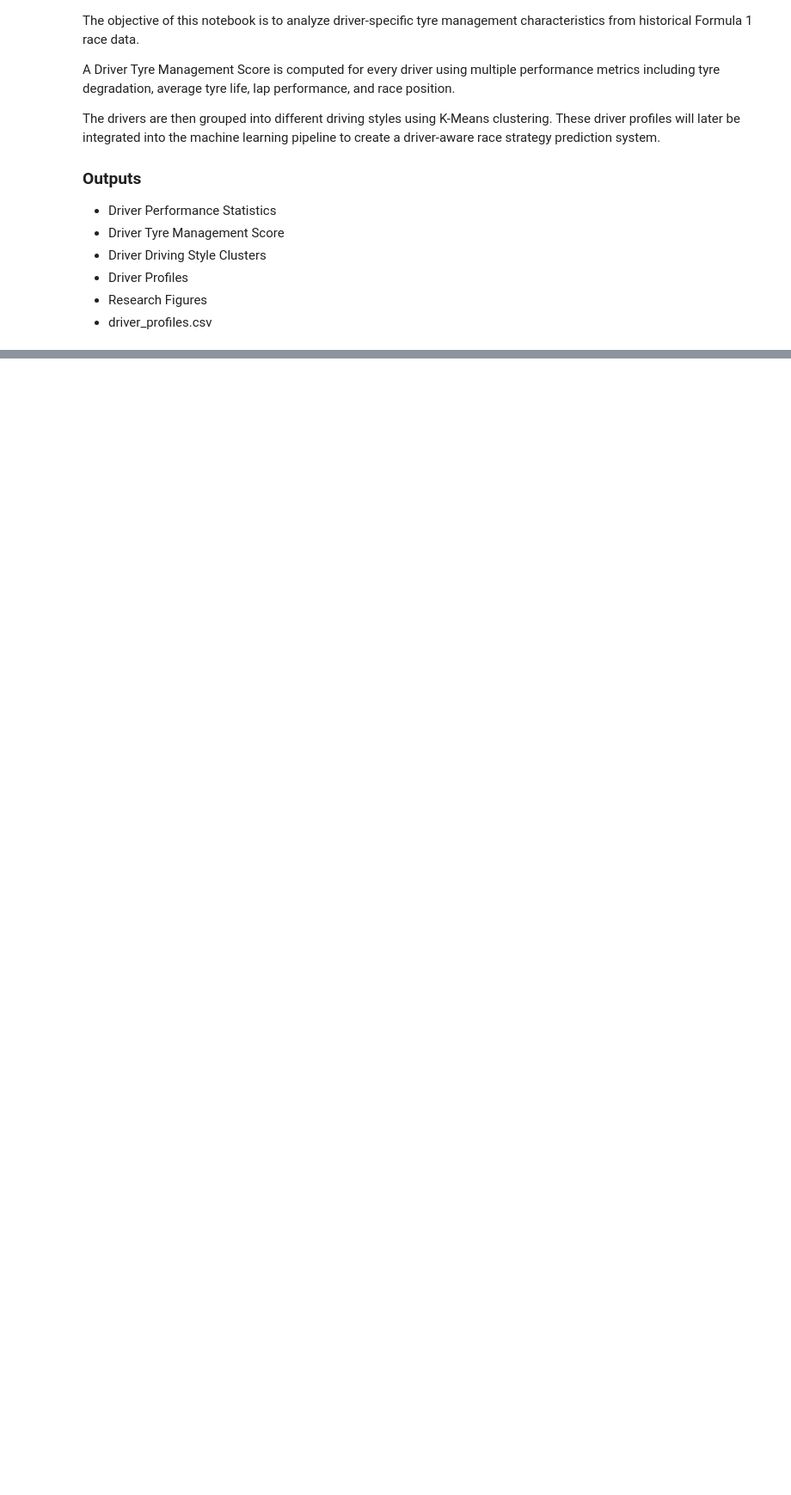
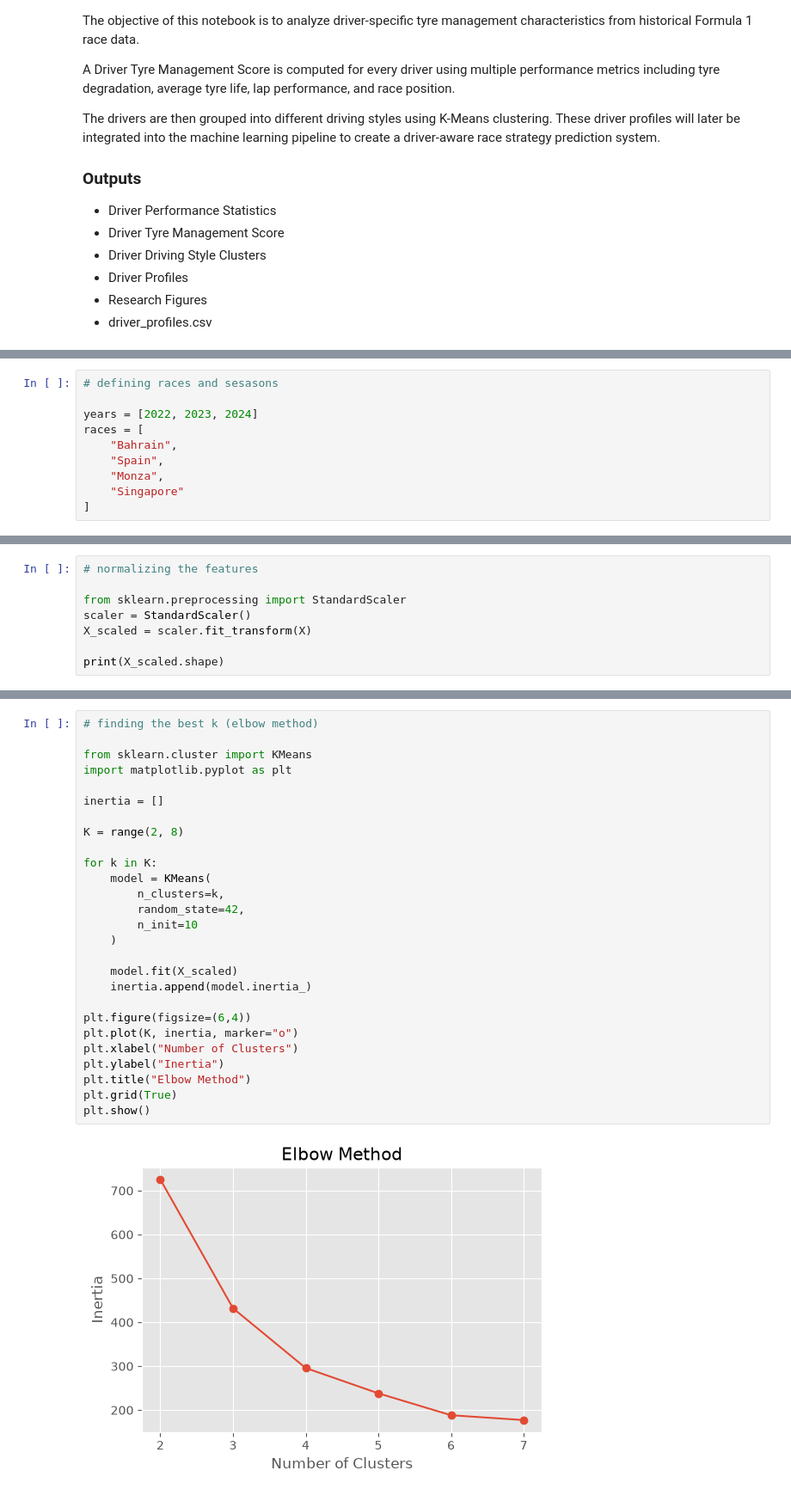
Before and after one commit to dealerrk/f1_ml_project, a Jupyter notebook: notebooks/08_driver_style_analysis.ipynb, the cells around one changed output, grey strips where cells are left out. Shown at 86% size. Saved outputs shown, nothing was run; the diff lists cells and outputs as text; blank space fills up the shorter version.

Commit message:
Implement telemetry-based driver clustering

```diff
--- a/notebooks/08_driver_style_analysis.ipynb
+++ b/notebooks/08_driver_style_analysis.ipynb
@@ -659,0 +32,10 @@ driver_profiles[[
+# %%
+# defining races and sesasons
+
+years = [2022, 2023, 2024]
+races = [
+    "Bahrain",
+    "Spain",
+    "Monza",
+    "Singapore"
+]
@@ -659,0 +430,8 @@ driver_profiles[[
+# %%
+# normalizing the features
+
+from sklearn.preprocessing import StandardScaler
+scaler = StandardScaler()
+X_scaled = scaler.fit_transform(X)
+
+print(X_scaled.shape)
@@ -659,0 +440,29 @@ driver_profiles[[
+# %%
+# finding the best k (elbow method)
+
+from sklearn.cluster import KMeans
+import matplotlib.pyplot as plt
+
+inertia = []
+
+K = range(2, 8)
+
+for k in K:
+    model = KMeans(
+        n_clusters=k,
+        random_state=42,
+        n_init=10
+    )
+
+    model.fit(X_scaled)
+    inertia.append(model.inertia_)
+
+plt.figure(figsize=(6,4))
+plt.plot(K, inertia, marker="o")
+plt.xlabel("Number of Clusters")
+plt.ylabel("Inertia")
+plt.title("Elbow Method")
+plt.grid(True)
+plt.show()
+# %% [output]
+[figure, added]
```
Also changed, not shown: parts of 39 cells of this notebook, 1 other file.
